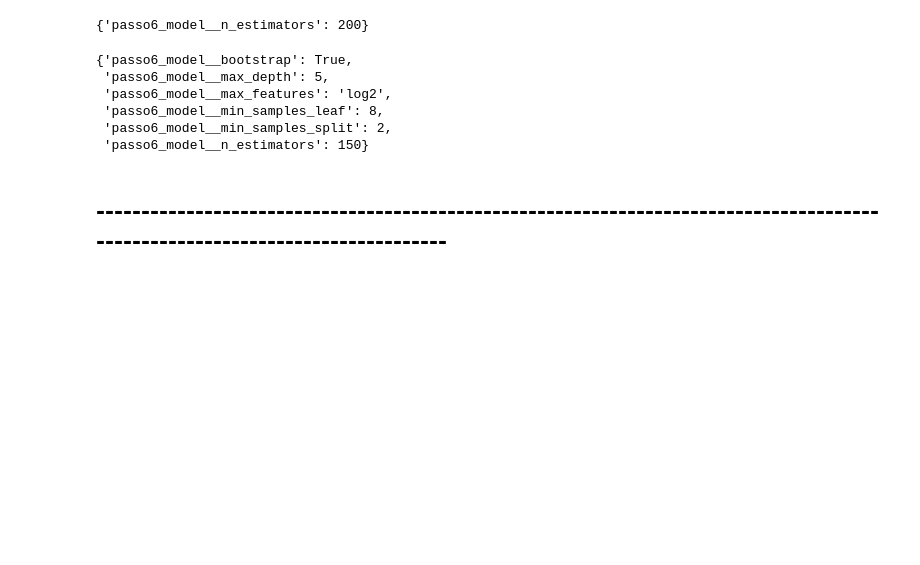
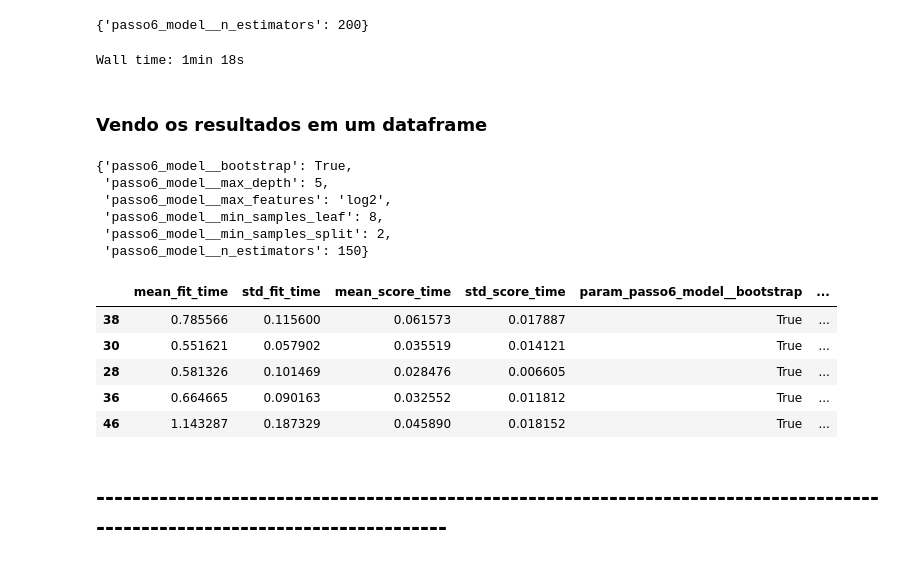
Before and after one commit to nathaliabrunet/Pipelines, a Jupyter notebook: Pipelines.ipynb, the cells around one changed output. Drawn from its saved outputs; the diff is of its cells as text; code cells hidden in the pictures; blank space fills up the shorter version.

Commit message:
incluindo metricas

```diff
--- a/Pipelines.ipynb
+++ b/Pipelines.ipynb
@@ -237,30 +237,69 @@ grid.best_params_
 # %% [output]
 {'passo6_model__n_estimators': 200}
 # %%
+%%time
 # Tunando hiperparâmetros com 5-fold cross-validation e pipelines
+# tem que ter dois sublinhados entre o nome do estimador e os parâmetros em um Pipeline
+parameters = {'passo6_model__n_estimators': [100, 150],
+              'passo6_model__max_features': ['log2', 'sqrt','auto'],
+              'passo6_model__max_depth': [3, 5],
+              'passo6_model__min_samples_split': [2, 3],
+              'passo6_model__min_samples_leaf': [5,8],
+              'passo6_model__bootstrap': [True, False]}
 
-# tem que ter dois sublinhados entre o nome do estimador e os parâmetros em um Pipeline
-parameters = {'passo6_model__n_estimators': [100, 150, 200],
-              'passo6_model__max_features': ['log2', 'sqrt','auto'],
-              'passo6_model__max_depth': [2, 3, 5, 10],
-              'passo6_model__min_samples_split': [2, 3, 5],
-              'passo6_model__min_samples_leaf': [1,5,8],
-              'passo6_model__bootstrap': [True, False]}
+metricas = ["explained_variance",
+            "neg_mean_absolute_error",
+            "neg_mean_squared_error",
+            #  "neg_mean_squared_log_error",
+            "neg_median_absolute_error",
+            "r2"]
 
 kfold = KFold(n_splits=5, shuffle=True, random_state=42)
 
-grid = GridSearchCV(pipe, param_grid=parameters, cv=kfold, n_jobs=-1) #model vai ser o pipe
+grid = GridSearchCV(pipe, #model vai ser o pipe
+                    param_grid=parameters,
+                    scoring=metricas,
+                    cv=kfold,
+                    n_jobs=-1,
+                    #verbose=1, #serve p/ escolher o nível de mensagens que nossa grid vai emitir enquanto treina e testa todas as combinações de parâmetros.
+
+                    refit="neg_mean_squared_error" #define métrica "favorita"
+                    # vão ser testadas várias combinações de parâmetros, No refit apontamos a métrica "favorita"
+                    #e vai fazer com que a grid já devolva o modelo que foi melhor naquela métrica
+
+                    #return_train_score=False  #não mostra, porque só queremos saber o resultado do teste
+                   )
+
 grid.fit(X_train, y_train)
 
 # melhor parâmetro
 grid.best_params_
 # %% [output]
-{'passo6_model__bootstrap': True,
- 'passo6_model__max_depth': 5,
- 'passo6_model__max_features': 'log2',
- 'passo6_model__min_samples_leaf': 8,
- 'passo6_model__min_samples_split': 2,
- 'passo6_model__n_estimators': 150}
+Wall time: 1min 18s
+# %% [markdown]
+### Vendo os resultados em um dataframe
+# %%
+grid.best_params_
+# %% [output]
+{'passo6_model__bootstrap': True,
+ 'passo6_model__max_depth': 5,
+ 'passo6_model__max_features': 'log2',
+ 'passo6_model__min_samples_leaf': 8,
+ 'passo6_model__min_samples_split': 2,
+ 'passo6_model__n_estimators': 150}
+# %%
+pd.set_option("max_columns",200) #para enxergar mais colunas
+#to dataframe
+results = pd.DataFrame(grid.cv_results_)
+#ordenando pelo melhores valores
+results.sort_values(by="rank_test_neg_median_absolute_error").head()
+# %% [output]
+|  | mean_fit_time | std_fit_time | mean_score_time | std_score_time | param_passo6_model__bootstrap | ... |
+| 38 | 0.785566 | 0.115600 | 0.061573 | 0.017887 | True | ... |
+| 30 | 0.551621 | 0.057902 | 0.035519 | 0.014121 | True | ... |
+| 28 | 0.581326 | 0.101469 | 0.028476 | 0.006605 | True | ... |
+| 36 | 0.664665 | 0.090163 | 0.032552 | 0.011812 | True | ... |
+| 46 | 1.143287 | 0.187329 | 0.045890 | 0.018152 | True | ... |
 # %% [markdown]
 ## ------------------------------------------------------------------------------------------------------------------------------
 # %% [markdown]
```
